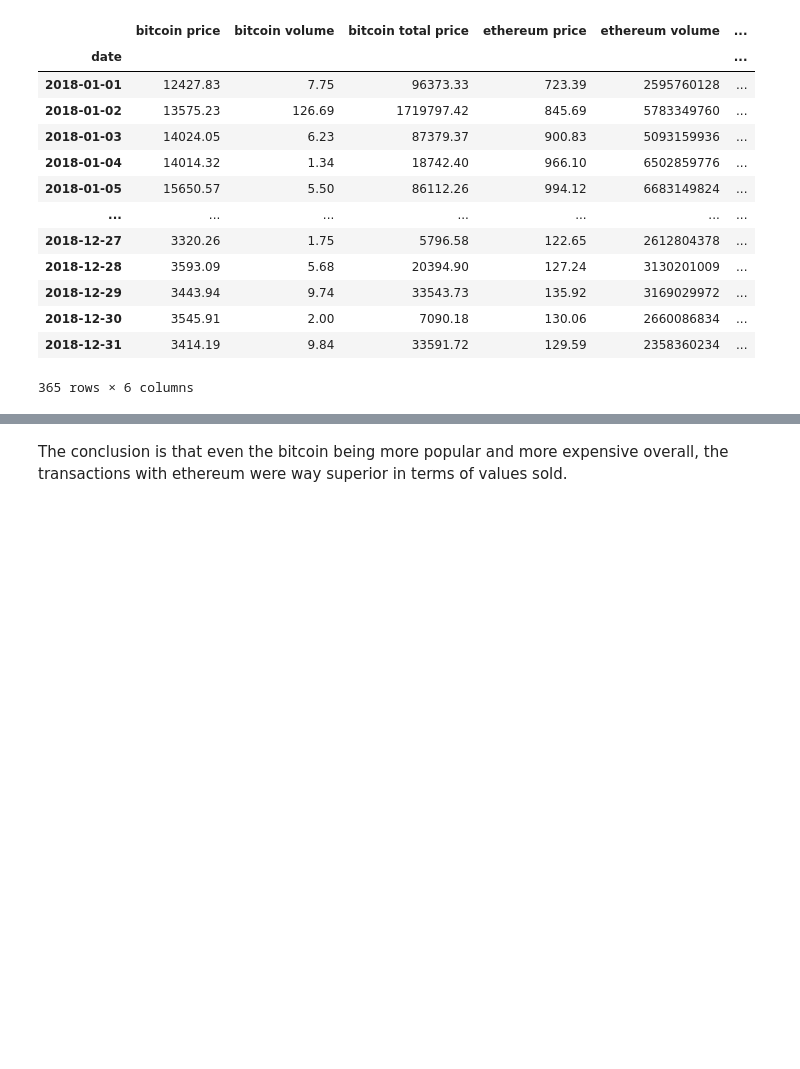
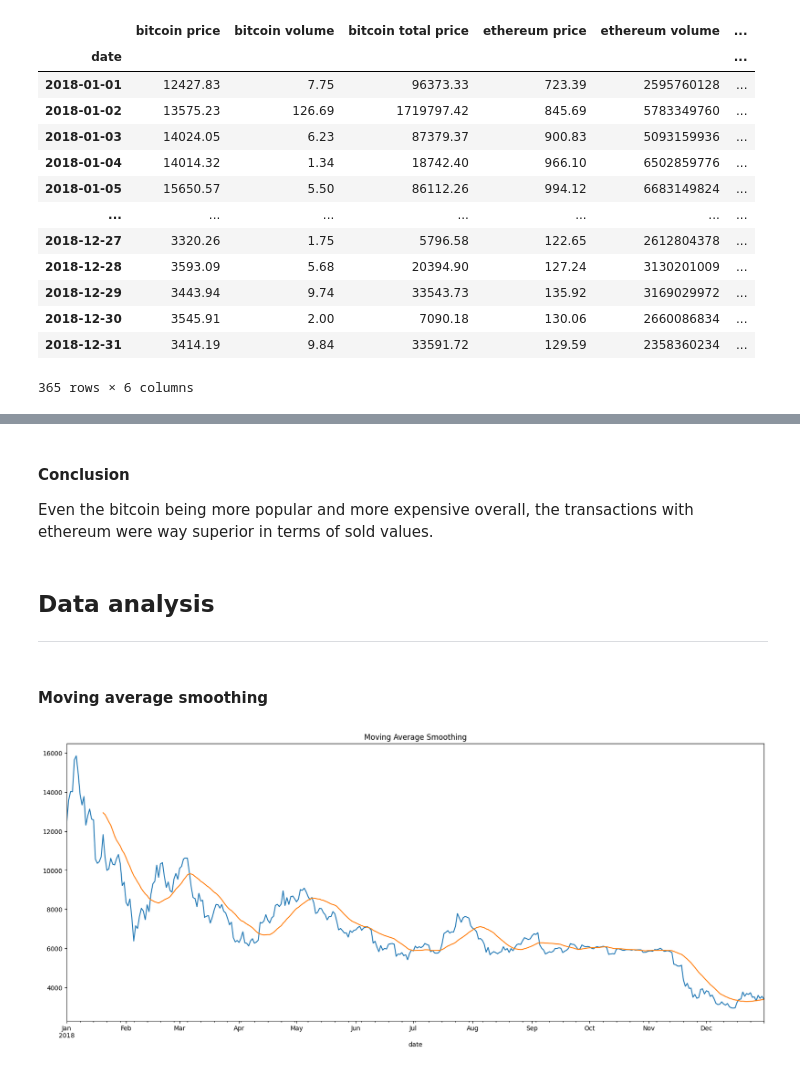
Before and after one commit to tiagohorta21/bitcoin_idc, a Jupyter notebook: main.ipynb, the cells around one changed output, grey strips where cells are left out. Saved outputs shown, nothing was run; the diff lists cells and outputs as text; code cells hidden in the pictures; blank space fills up the shorter version.

```diff
--- a/main.ipynb
+++ b/main.ipynb
@@ -368,4 +368,19 @@ volume.plot_bokeh(figsize=(1200,600), legend="top_right", ylabel="Total", xlabel
 [interactive output not drawn]
 [interactive output not drawn]
 # %% [markdown]
-The conclusion is that even the bitcoin being more popular and more expensive overall, the transactions with ethereum were way superior in terms of values sold.
+#### Conclusion
+
+Even the bitcoin being more popular and more expensive overall, the transactions with ethereum were way superior in terms of sold values.
+# %% [markdown]
+## Data analysis
+---
+# %% [markdown]
+#### Moving average smoothing
+# %%
+# Moving average window size 20
+window_size_20 = 20
+mean_20_bitcoin_2018 = bitcoin_2018['bitcoin price'].rolling(window_size_20).mean()
+plot_original = bitcoin_2018['bitcoin price'].plot(figsize=(20,8), title='Moving Average Smoothing')
+plot_mean_20 = mean_20_bitcoin_2018.plot(ax=plot_original)
+# %% [output]
+[figure, added]
```
Also changed, not shown: parts of 50 cells of this notebook, 3 other files.
